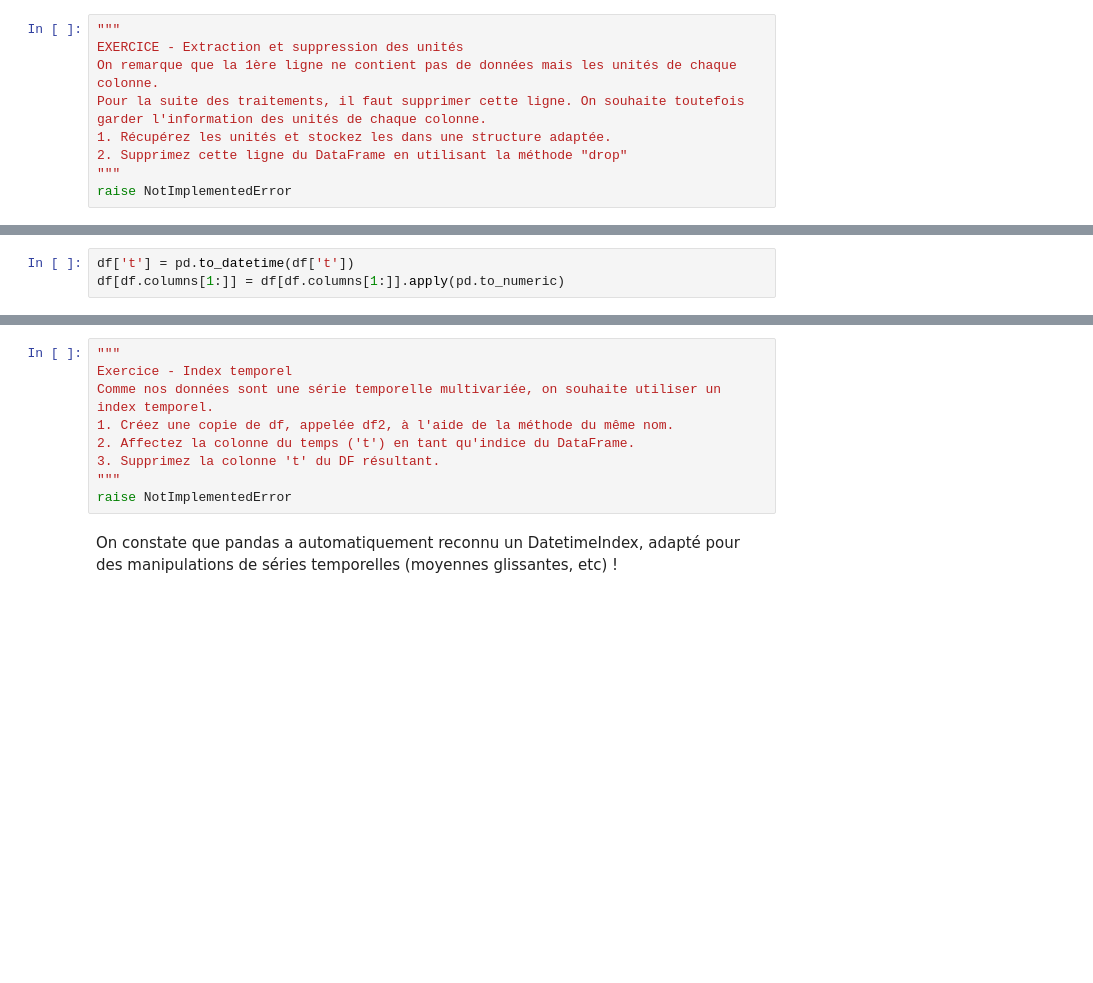
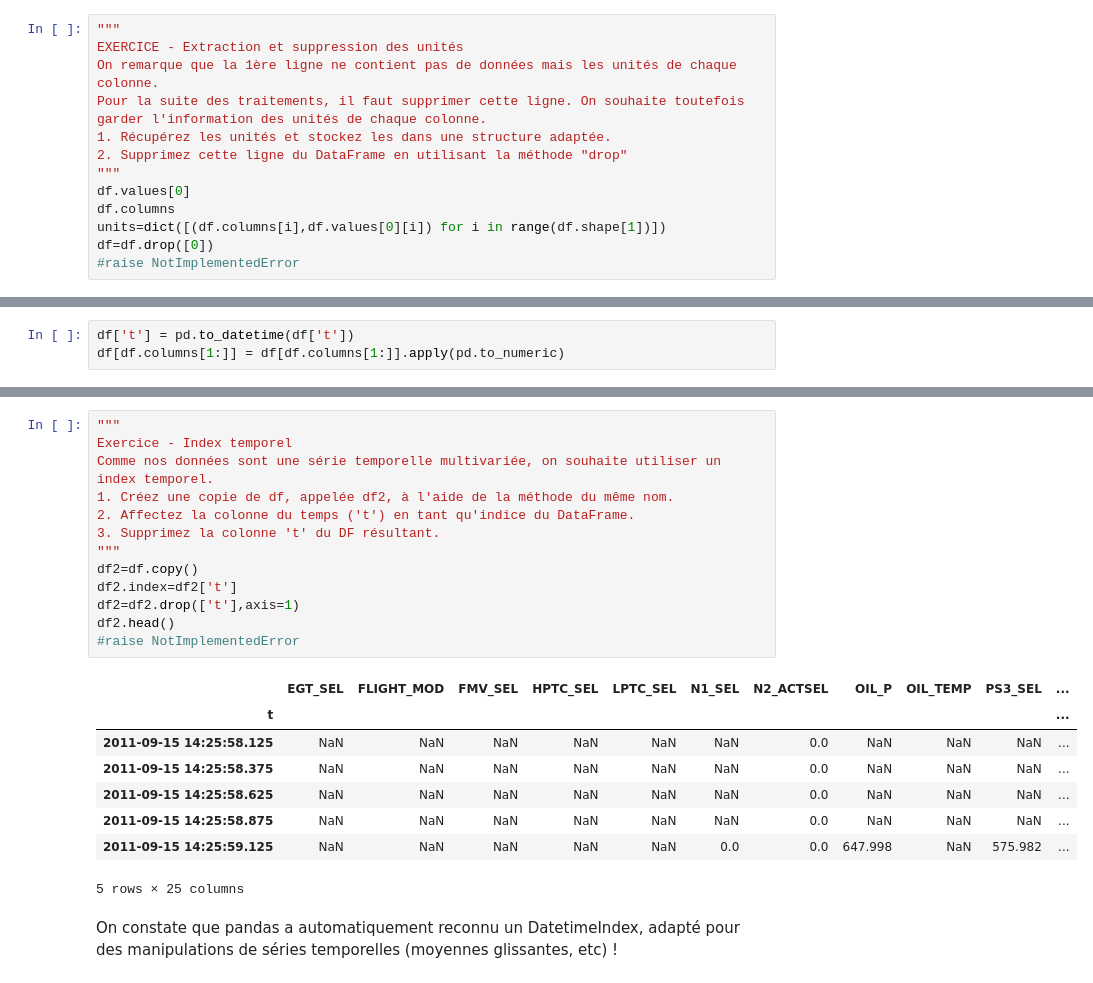
Before and after one commit to AbanishB/Td-Stat, a Jupyter notebook: TD1.ipynb, the cells around one changed output, grey strips where cells are left out. Cells and saved outputs as stored; diff of their text form; blank space fills up the shorter version.

```diff
--- a/TD1.ipynb
+++ b/TD1.ipynb
@@ -583,7 +686,11 @@ Pour la suite des traitements, il faut supprimer cette ligne. On souhaite toutef
 1. Récupérez les unités et stockez les dans une structure adaptée.
 2. Supprimez cette ligne du DataFrame en utilisant la méthode "drop"
 """
-raise NotImplementedError
+df.values[0]
+df.columns
+units=dict([(df.columns[i],df.values[0][i]) for i in range(df.shape[1])])
+df=df.drop([0])
+#raise NotImplementedError
 # %%
 print(units)
 df.head()
@@ -597,12 +731,25 @@ df.dtypes
 # %%
 """
 Exercice - Index temporel
 Comme nos données sont une série temporelle multivariée, on souhaite utiliser un index temporel.
 1. Créez une copie de df, appelée df2, à l'aide de la méthode du même nom.
 2. Affectez la colonne du temps ('t') en tant qu'indice du DataFrame.
 3. Supprimez la colonne 't' du DF résultant.
 """
-raise NotImplementedError
+df2=df.copy()
+df2.index=df2['t']
+df2=df2.drop(['t'],axis=1)
+df2.head()
+#raise NotImplementedError
+# %% [output]
+|  | EGT_SEL | FLIGHT_MOD | FMV_SEL | HPTC_SEL | LPTC_SEL | N1_SEL | N2_ACTSEL | OIL_P | OIL_TEMP | PS3_SEL | ... |
+| t |  |  |  |  |  |  |  |  |  |  | ... |
+| 2011-09-15 14:25:58.125 | NaN | NaN | NaN | NaN | NaN | NaN | 0.0 | NaN | NaN | NaN | ... |
+| 2011-09-15 14:25:58.375 | NaN | NaN | NaN | NaN | NaN | NaN | 0.0 | NaN | NaN | NaN | ... |
+| 2011-09-15 14:25:58.625 | NaN | NaN | NaN | NaN | NaN | NaN | 0.0 | NaN | NaN | NaN | ... |
+| 2011-09-15 14:25:58.875 | NaN | NaN | NaN | NaN | NaN | NaN | 0.0 | NaN | NaN | NaN | ... |
+| 2011-09-15 14:25:59.125 | NaN | NaN | NaN | NaN | NaN | 0.0 | 0.0 | 647.998 | NaN | 575.982 | ... |
+5 rows × 25 columns
 # %% [markdown]
 On constate que pandas a automatiquement reconnu un DatetimeIndex, adapté pour des manipulations de séries temporelles (moyennes glissantes, etc) !
 # %% [markdown]
```
Also changed, not shown: parts of 25 cells of this notebook.
